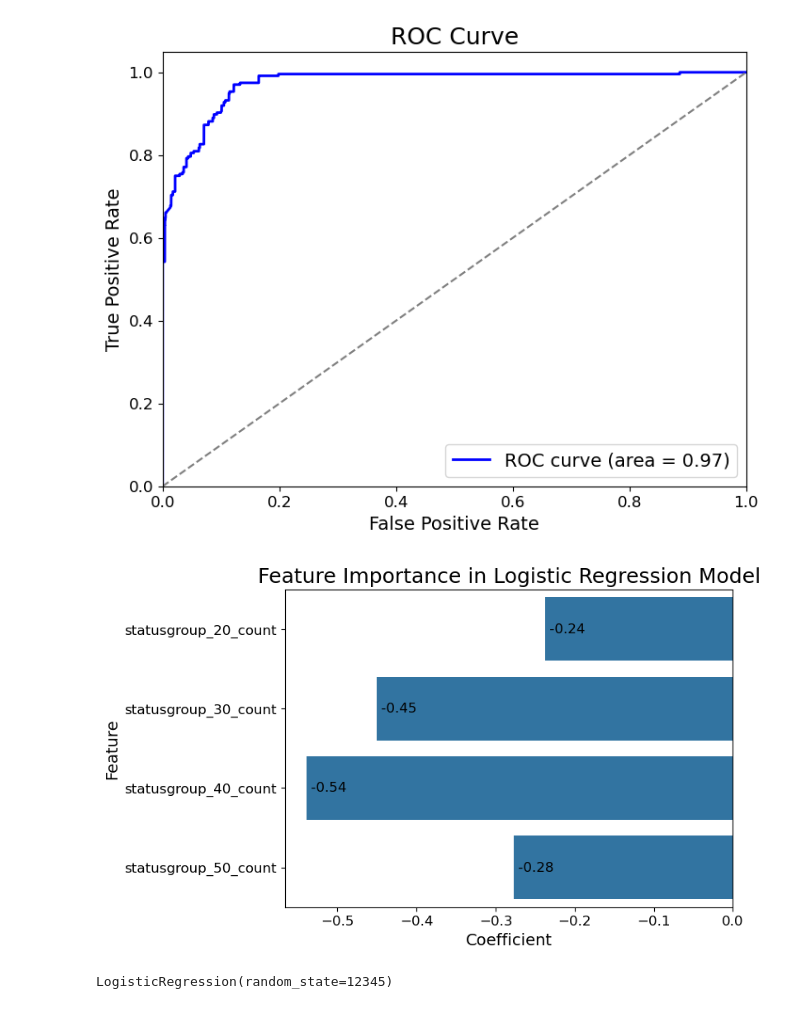
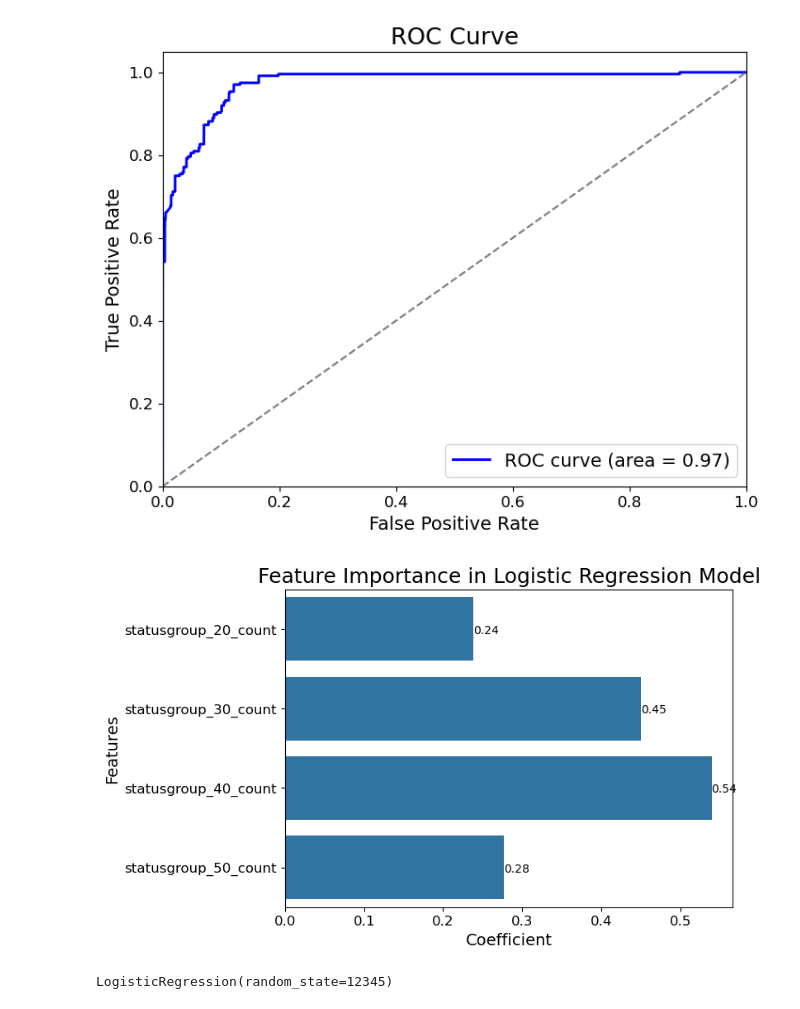
Before and after one commit to oxorudo/Chunjae_Bigdata_9th, a Jupyter notebook: 8.19 ~ 8.26/ML_project/member_churn_predict.ipynb, the cells around one changed output. Saved outputs shown, nothing was run; the diff lists cells and outputs as text; code cells hidden in the pictures.

```diff
--- a/8.19 ~ 8.26/ML_project/member_churn_predict.ipynb
+++ b/8.19 ~ 8.26/ML_project/member_churn_predict.ipynb
@@ -224,21 +216,21 @@ plt.show()
 [figure]
 # %%
 # features importance 시각화
-coefficients = model.coef_[0]
+coefficients = abs(model.coef_[0])
 feature_importance = pd.DataFrame({"Feature": features, "Coefficient": coefficients})
 
 plt.figure(figsize=(7, 5))
 ax = sns.barplot(data=feature_importance, x="Coefficient", y="Feature")
 for index, value in enumerate(coefficients):
-    ax.text(value, index, f" {value:.2f}", va="center", fontsize=12)
+    ax.text(value, index, f"{value:.2f}", va="center_baseline", fontsize=10)
 plt.title("Feature Importance in Logistic Regression Model", fontsize=18)
 plt.xlabel("Coefficient", fontsize=14)
-plt.ylabel("Feature", fontsize=14)
+plt.ylabel("Features", fontsize=14)
 plt.xticks(fontsize=12)  # x축 눈금 글자 크기
 plt.yticks(fontsize=12)  # y축 눈금 글자 크기
 plt.show()
 # %% [output]
-[figure, old version]
+[figure, new version]
 # %%
 # 탈퇴확률 -> 탈퇴하지 않을 확률로 변경
 df["is_retained"] = df["is_churned"].apply(lambda x: 1 if x == 0 else 0)
```
Also changed, not shown: parts of 3 cells of this notebook.
